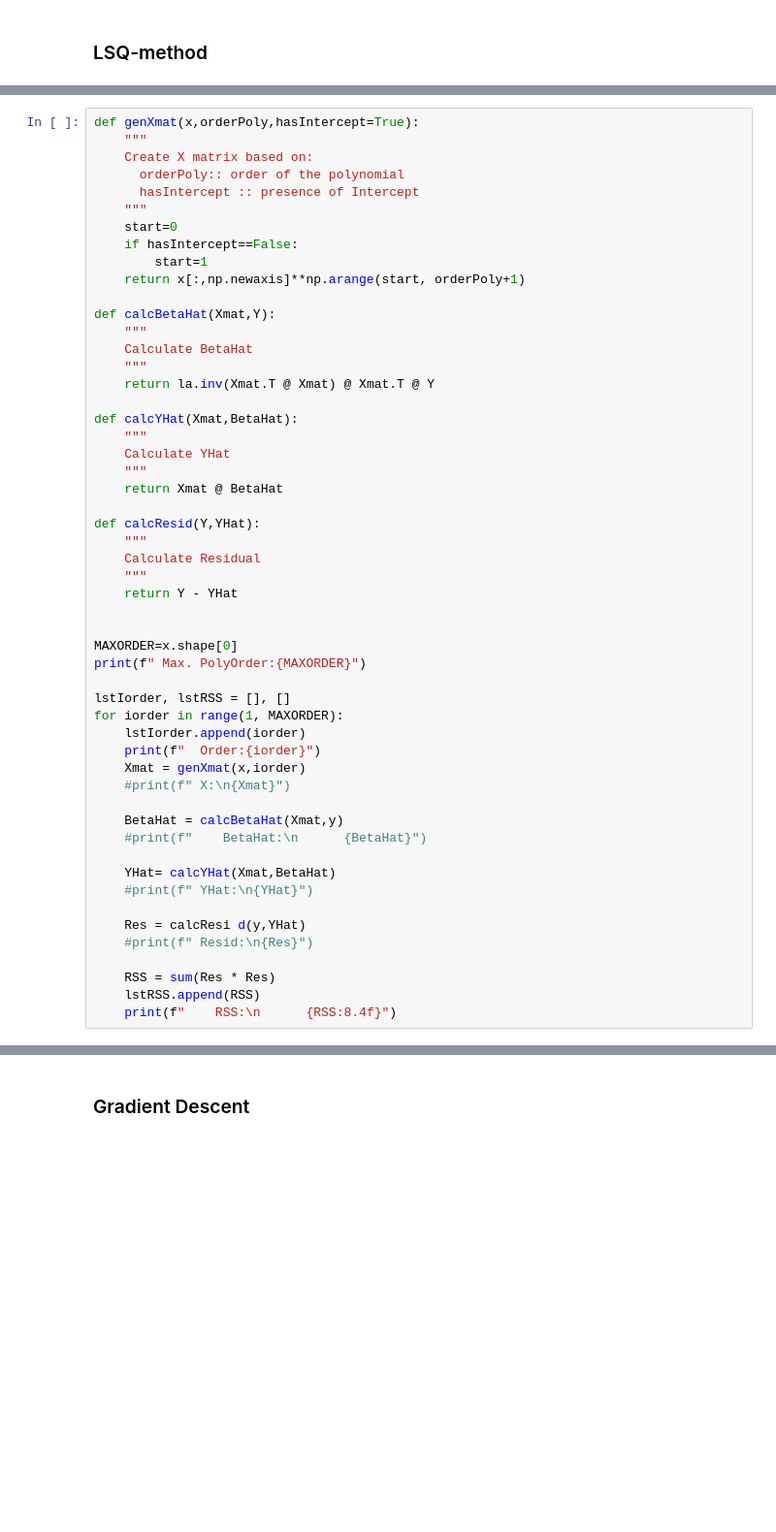
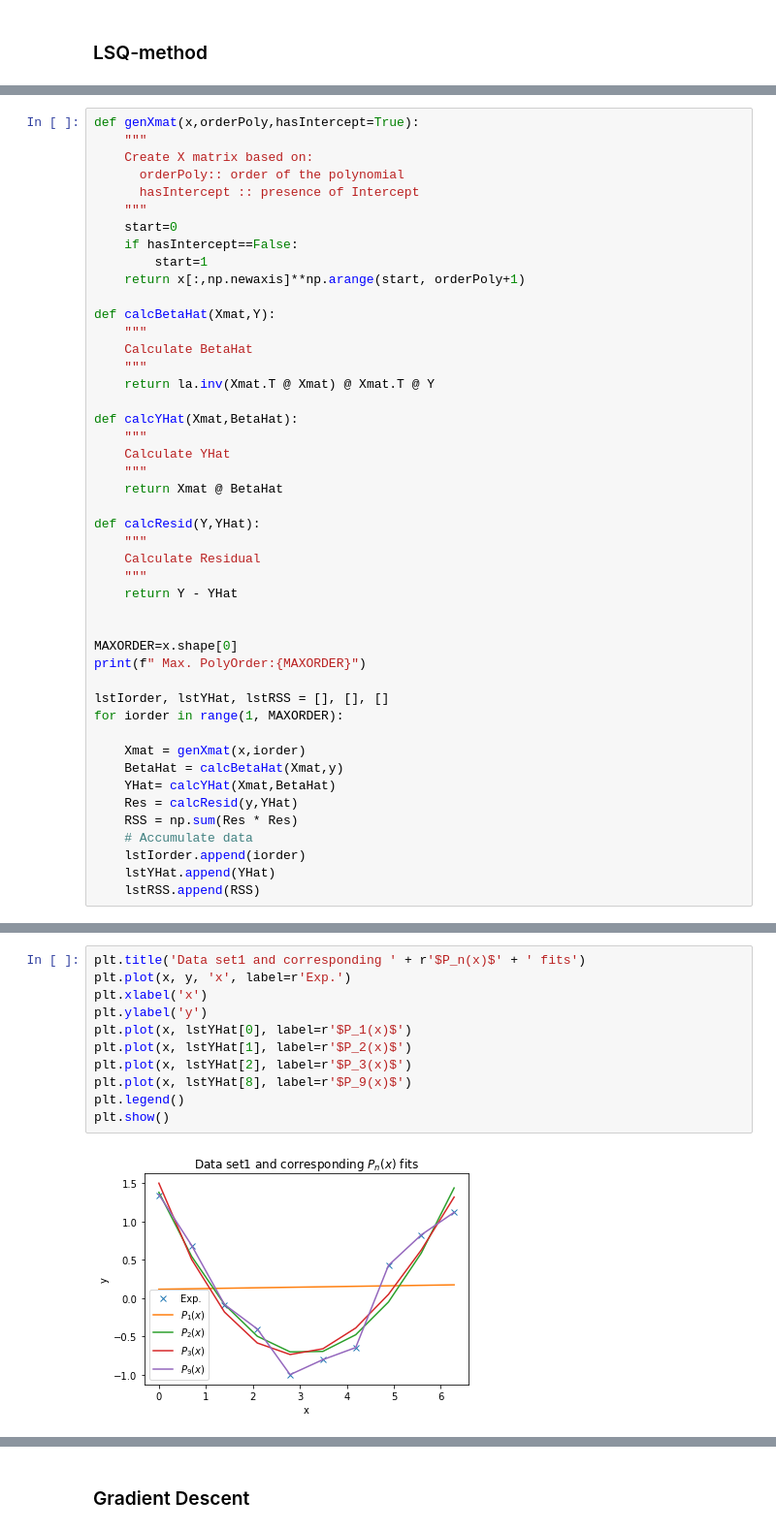
Before and after one commit to wcardoen/ml, a Jupyter notebook: LinearRegression.ipynb, the cells around one changed output, grey strips where cells are left out. Shown at 97% size. Saved outputs shown, nothing was run; the diff lists cells and outputs as text; blank space fills up the shorter version.

```diff
--- a/LinearRegression.ipynb
+++ b/LinearRegression.ipynb
@@ -122,24 +122,17 @@ def calcResid(Y,YHat):
 MAXORDER=x.shape[0]
 print(f" Max. PolyOrder:{MAXORDER}")
 
-lstIorder, lstRSS = [], []
+lstIorder, lstYHat, lstRSS = [], [], []
 for iorder in range(1, MAXORDER):
+
+    Xmat = genXmat(x,iorder)
+    BetaHat = calcBetaHat(Xmat,y)
+    YHat= calcYHat(Xmat,BetaHat)
+    Res = calcResid(y,YHat)
+    RSS = np.sum(Res * Res)
+    # Accumulate data
     lstIorder.append(iorder)
-    print(f"  Order:{iorder}")
-    Xmat = genXmat(x,iorder)
-    #print(f" X:\n{Xmat}")
-
-    BetaHat = calcBetaHat(Xmat,y)
-    #print(f"    BetaHat:\n      {BetaHat}")
-
-    YHat= calcYHat(Xmat,BetaHat)
-    #print(f" YHat:\n{YHat}")
-
-    Res = calcResi d(y,YHat)
-    #print(f" Resid:\n{Res}")
-
-    RSS = sum(Res * Res)
+    lstYHat.append(YHat)
     lstRSS.append(RSS)
-    print(f"    RSS:\n      {RSS:8.4f}")
 # %% [output]
  Max. PolyOrder:10
@@ -170,0 +139,13 @@ plt.show()
+# %%
+plt.title('Data set1 and corresponding ' + r'$P_n(x)$' + ' fits')
+plt.plot(x, y, 'x', label=r'Exp.')
+plt.xlabel('x')
+plt.ylabel('y')
+plt.plot(x, lstYHat[0], label=r'$P_1(x)$')
+plt.plot(x, lstYHat[1], label=r'$P_2(x)$')
+plt.plot(x, lstYHat[2], label=r'$P_3(x)$')
+plt.plot(x, lstYHat[8], label=r'$P_9(x)$')
+plt.legend()
+plt.show()
+# %% [output]
+[figure, added]
```
Also changed, not shown: parts of 6 cells of this notebook.
